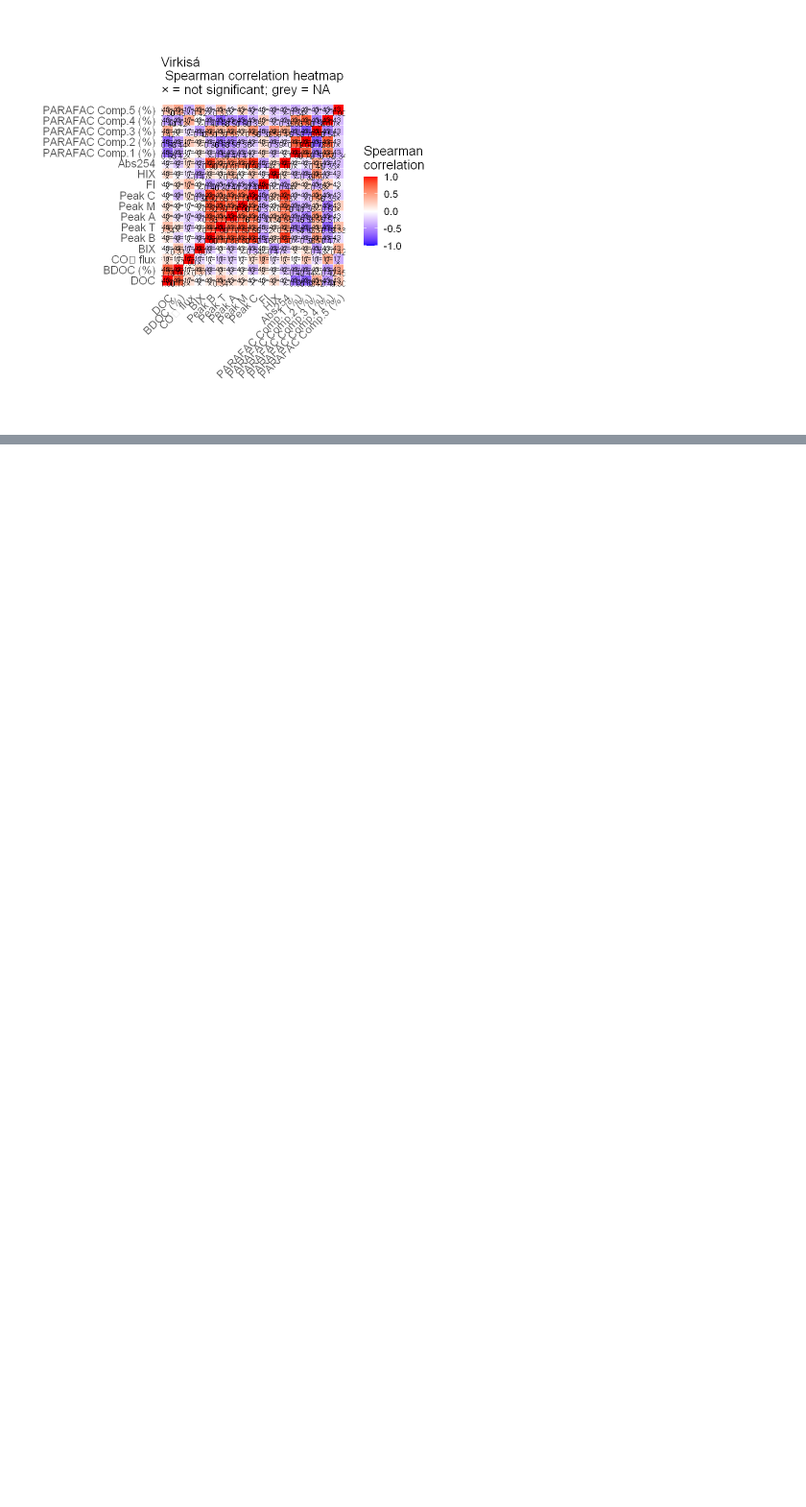
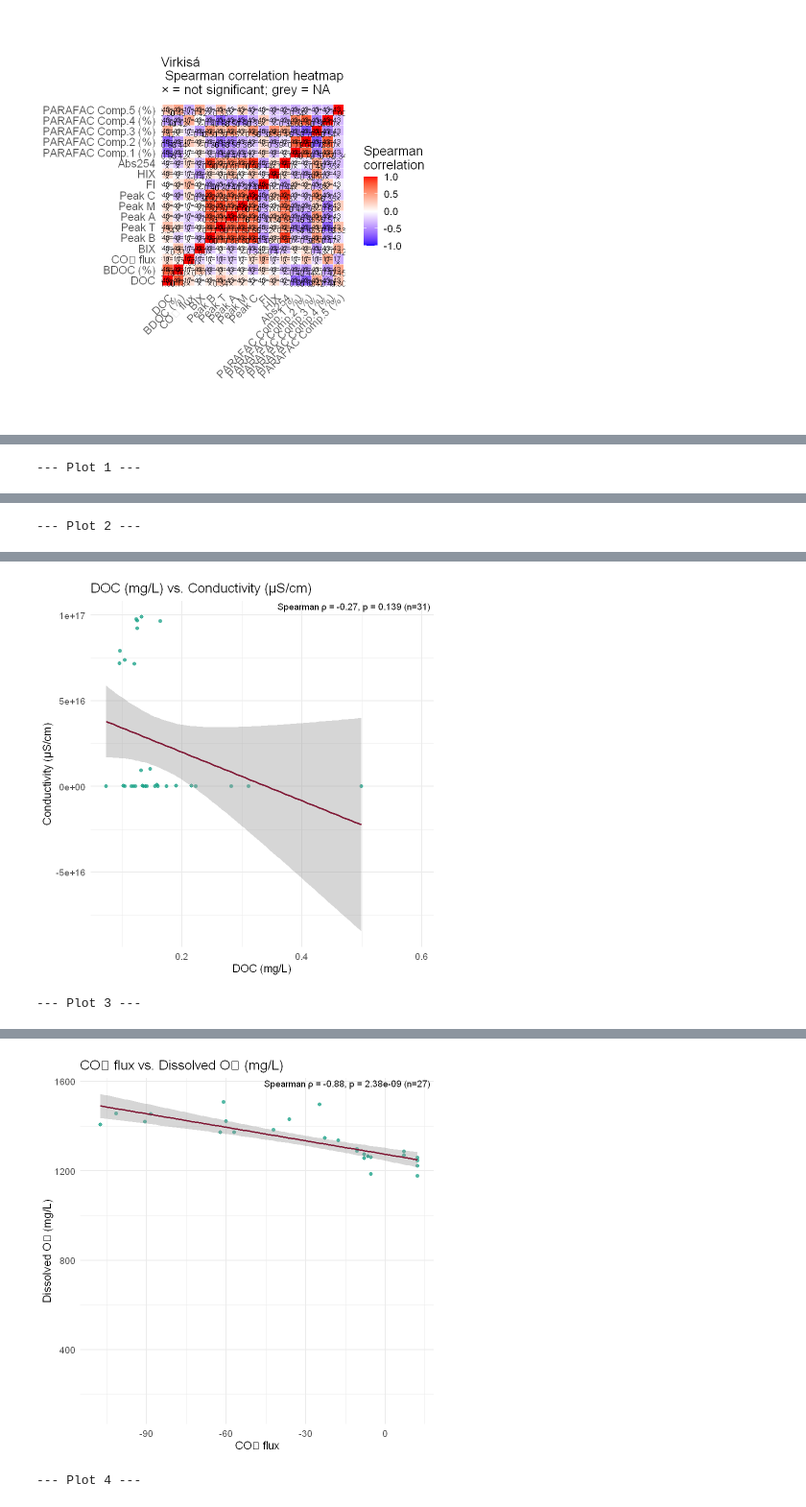
Before and after one commit to kokkaso/MA_supplementary_Data, a Jupyter notebook: notebooks/Statistic/heatmap/FINAL_heatmap_final.ipynb, the cells around one changed output, grey strips where cells are left out. Shown at 96% size. Cells and saved outputs as stored; diff of their text form; code cells hidden in the pictures; blank space fills up the shorter version.

```diff
--- a/notebooks/Statistic/heatmap/FINAL_heatmap_final.ipynb
+++ b/notebooks/Statistic/heatmap/FINAL_heatmap_final.ipynb
@@ -1038,0 +1725,32 @@ make_plot_fluo("Virkisa")
+# %%
+# 📦 falls noch nicht geladen
+suppressPackageStartupMessages({ library(patchwork); library(ggplot2) })
+
+# 🔹 1) Alle Plots nacheinander anzeigen
+for (i in seq_along(plots)) {
+  cat("\n--- Plot", i, "---\n")
+  print(plots[[i]])
+}
+
+# 🔹 2) In einem Raster anzeigen
+combined <- wrap_plots(plots, ncol = 2) + plot_annotation(title = "Top scatterplots")
+combined  # anzeigen
+
+# 🔹 3) Alle einzeln + kombiniert speichern
+out_dir <- "C:/Users/sophia/Dropbox/MASTER/Master_Data_Table/FINAL/Ergebnisse_HM_Wetter/Scatterplots"
+if (!dir.exists(out_dir)) dir.create(out_dir, recursive = TRUE, showWarnings = FALSE)
+
+# Dateinamen aus den Variablenpaaren bauen
+plot_names <- vapply(pairs_to_plot, function(v) paste0(v[1], "_vs_", v[2]), character(1))
+
+# einzeln
+for (i in seq_along(plots)) {
+  fn <- file.path(out_dir, paste0("scatter_", plot_names[i], ".png"))
+  ggsave(fn, plot = plots[[i]], width = 18, height = 14, units = "cm", dpi = 300)
+}
+
+# kombiniert
+ggsave(file.path(out_dir, "scatter_combined.png"),
+       plot = combined, width = 24, height = 18, units = "cm", dpi = 300)
+# %% [output]
+--- Plot 1 ---
@@ -1038,0 +1761 @@ make_plot_fluo("Virkisa")
+--- Plot 2 ---
@@ -1038,0 +1766,2 @@ make_plot_fluo("Virkisa")
+[figure, added]
+--- Plot 3 ---
@@ -1038,0 +1772,2 @@ make_plot_fluo("Virkisa")
+[figure, added]
+--- Plot 4 ---
```
Also changed, not shown: parts of 29 cells of this notebook.
